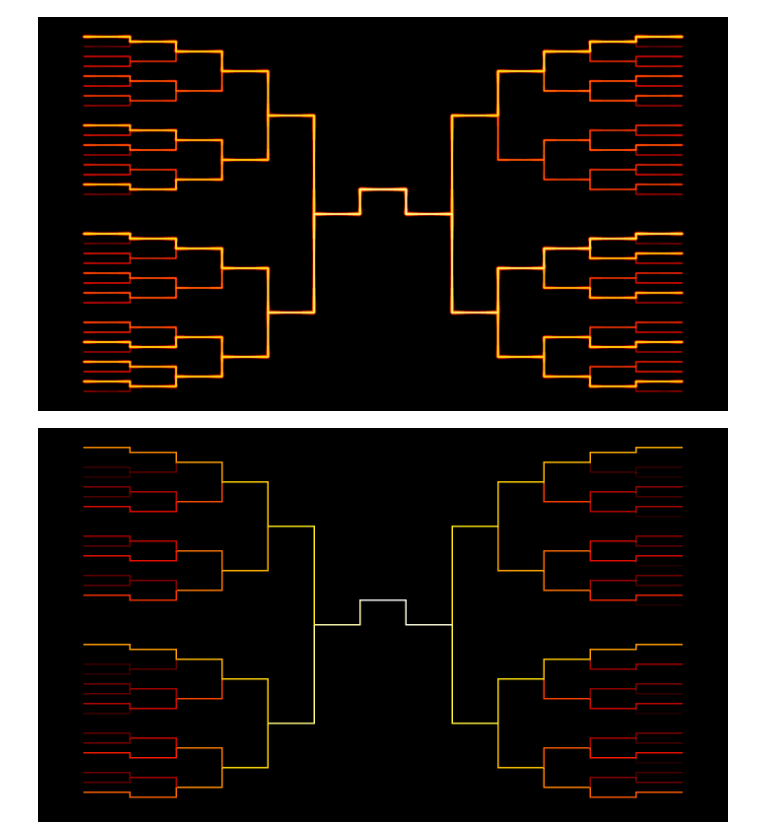
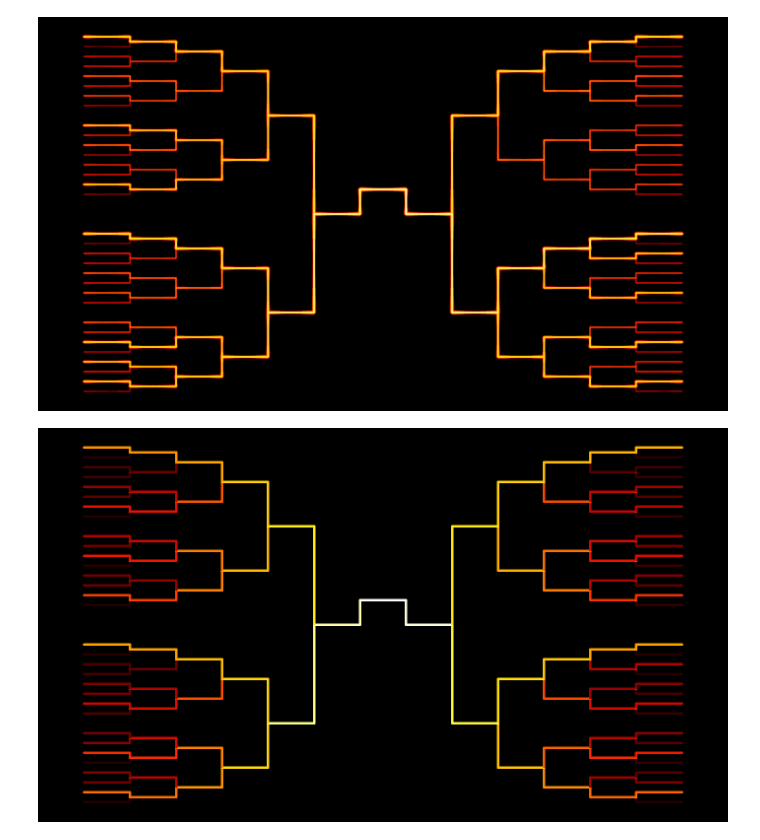
Before and after one commit to andrewsommerlot/ncaa-bracket-history-visualization, a Jupyter notebook: Untitled.ipynb, the cells around one changed output. Drawn from its saved outputs; the diff is of its cells as text; code cells hidden in the pictures.

```diff
--- a/Untitled.ipynb
+++ b/Untitled.ipynb
@@ -976,13 +976,20 @@ for year in years:
 both = pd.DataFrame(x_big)
 both['y'] = y_big
 both.columns = ['x', 'y']
+# %%
+#=====================================================
+# define the create image function
+def create_image(df, x_range, y_range, w, h, cmap):
+    cvs = ds.Canvas(plot_width=w, plot_height=h, x_range = x_range, y_range = y_range)
+    agg = cvs.line(df, 'x', 'y', ds.count(), )
+    return tf.shade(agg, cmap = cmap, how='eq_hist')
 # %%
 #=======================================================
 # build the raw bracket image
-test_img = create_image(both, x_range = (-1200, 1200), y_range = (-700, 700), w=1400, h=800, cmap = fire)
-test_img = tf.dynspread(test_img, threshold = .6)
+test_img = create_image(both, x_range = (-1200, 1200), y_range = (-700, 700), w=1400, h=800, cmap = fire[10:len(fire)])
+test_img = tf.dynspread(test_img, threshold = .8)
 
 # export
-export_image(tf.set_background(test_img, 'black'),'pics/1985-2017_true_paths')
+export_image(tf.set_background(test_img, 'black'),'pics/1985-2017_true_paths_log')
 # %% [output]
-[figure, old version]
+[figure, new version]
```
